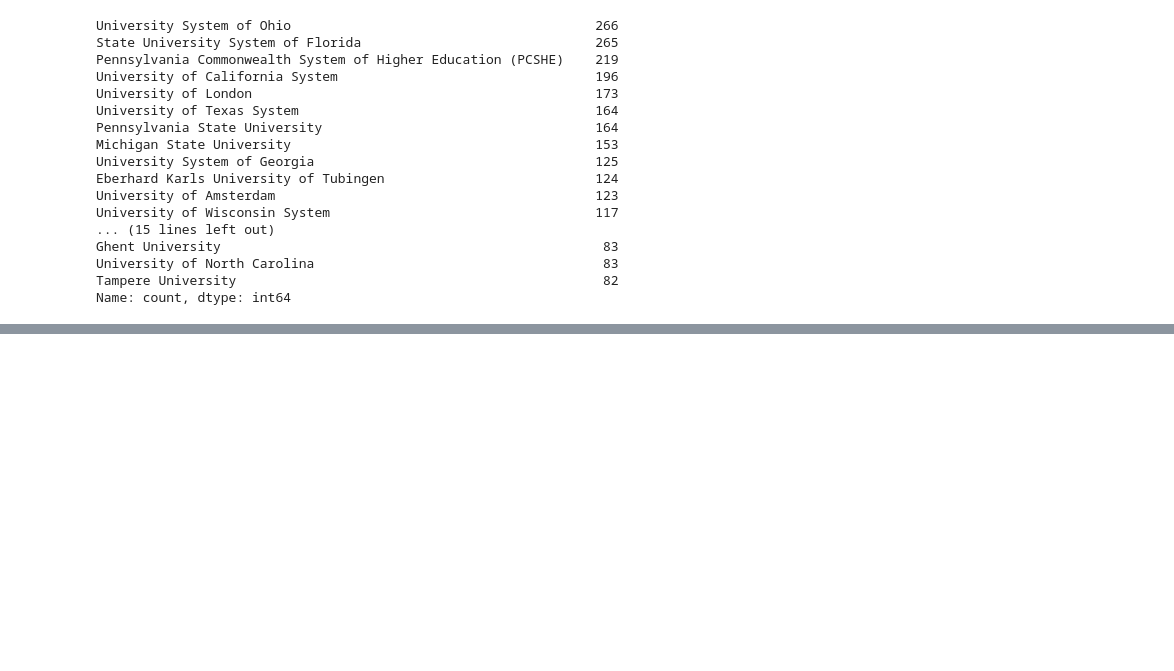
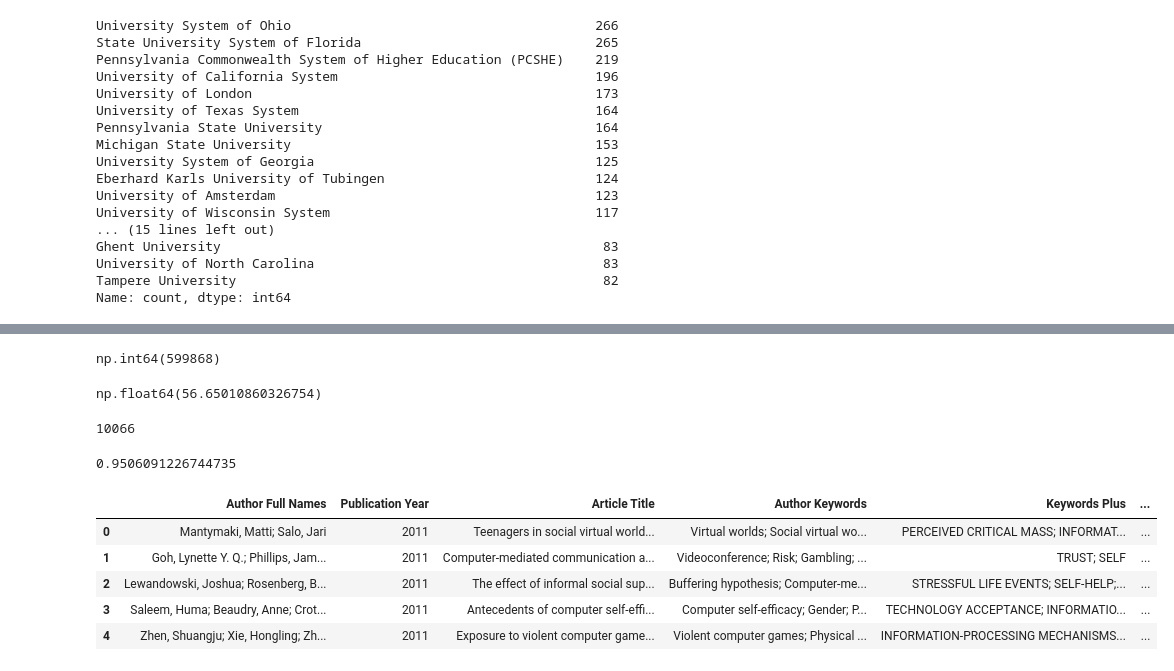
Before and after one commit to Yanni-Liu/indata_fa24_final-project, a Jupyter notebook: bibliometrics-analysis.ipynb, the cells around one changed output, grey strips where cells are left out. Drawn from its saved outputs; the diff is of its cells as text; code cells hidden in the pictures; blank space fills up the shorter version.

```diff
--- a/bibliometrics-analysis.ipynb
+++ b/bibliometrics-analysis.ipynb
@@ -514,0 +505,34 @@ fig8.show()
+# %%
+#TC
+total_citations = merged_df['Times Cited, All Databases'].sum()
+total_citations
+# %% [output]
+np.int64(599868)
+# %%
+#AC
+average_citations = total_citations / merged_df.shape[0]
+average_citations
+# %% [output]
+np.float64(56.65010860326754)
+# %%
+#NCP
+number_cited_publications = merged_df[merged_df['Times Cited, All Databases'] > 0].shape[0]
+number_cited_publications
+# %% [output]
+10066
+# %%
+#PCP
+proportion_cited_publications = number_cited_publications / merged_df.shape[0]
+proportion_cited_publications
+# %% [output]
+0.9506091226744735
+# %%
+selected_df = merged_df[['Author Full Names','Publication Year','Article Title', 'Author Keywords', 'Keywords Plus', 'Times Cited, All Databases']]
+selected_df.head()
+# %% [output]
+|  | Author Full Names | Publication Year | Article Title | Author Keywords | Keywords Plus | ... |
+| 0 | Mantymaki, Matti; Salo, Jari | 2011 | Teenagers in social virtual world... | Virtual worlds; Social virtual wo... | PERCEIVED CRITICAL MASS; INFORMAT... | ... |
+| 1 | Goh, Lynette Y. Q.; Phillips, Jam... | 2011 | Computer-mediated communication a... | Videoconference; Risk; Gambling; ... | TRUST; SELF | ... |
+| 2 | Lewandowski, Joshua; Rosenberg, B... | 2011 | The effect of informal social sup... | Buffering hypothesis; Computer-me... | STRESSFUL LIFE EVENTS; SELF-HELP;... | ... |
+| 3 | Saleem, Huma; Beaudry, Anne; Crot... | 2011 | Antecedents of computer self-effi... | Computer self-efficacy; Gender; P... | TECHNOLOGY ACCEPTANCE; INFORMATIO... | ... |
+| 4 | Zhen, Shuangju; Xie, Hongling; Zh... | 2011 | Exposure to violent computer game... | Violent computer games; Physical ... | INFORMATION-PROCESSING MECHANISMS... | ... |
```
Also changed, not shown: parts of 14 cells of this notebook.
